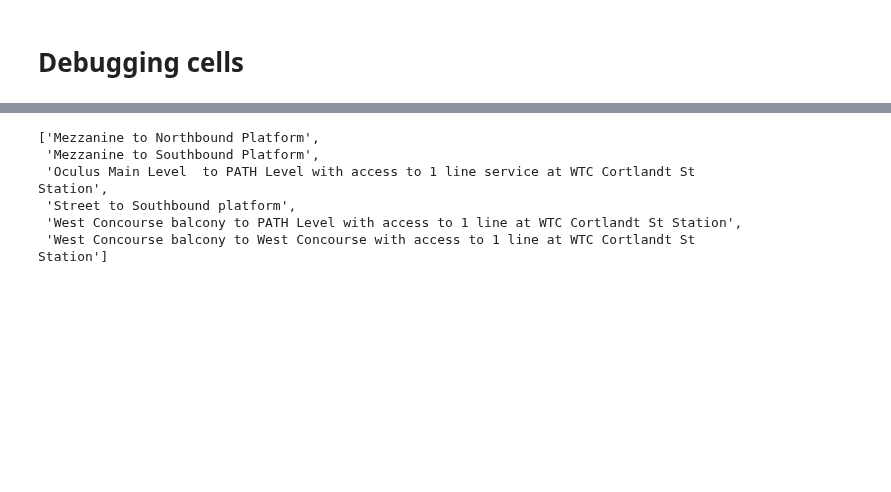
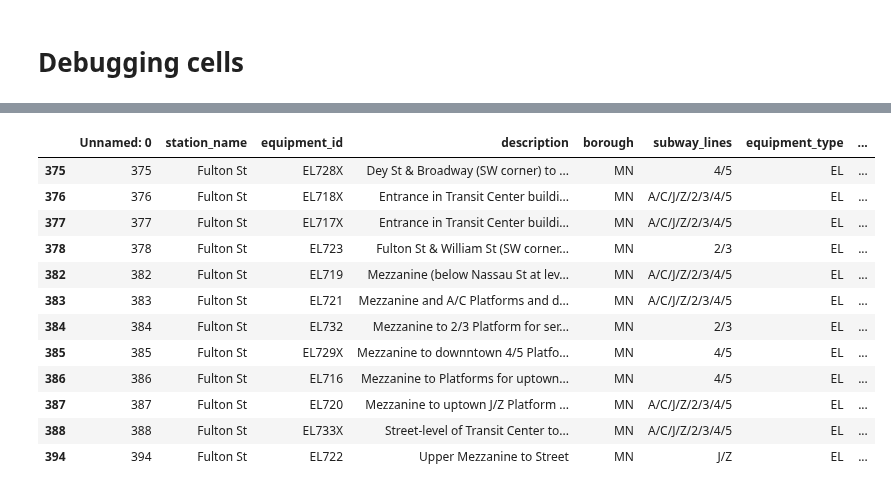
Before and after one commit to tsdataclinic/mta, a Jupyter notebook: notebooks/network/station-graph-maker.ipynb, the cells around one changed output, grey strips where cells are left out. Cells and saved outputs as stored; diff of their text form; code cells hidden in the pictures; blank space fills up the shorter version.

```diff
--- a/notebooks/network/station-graph-maker.ipynb
+++ b/notebooks/network/station-graph-maker.ipynb
@@ -219,12 +217,19 @@ elevators[(elevators['from'] == 'Unknown') | (elevators['to'] == 'Unknown')]
 # %%
 raw_elevators = pd.read_csv(DATA_DIR+'data/interim/crosswalks/EE_master_list.csv')
-raw_elevators = raw_elevators[ (raw_elevators.equipment_type == 'EL') ] # & (raw_elevators.ada_compliant == 'Y')
-list(raw_elevators[raw_elevators['station_name'] == 'WTC Cortlandt St'].description)
+raw_elevators = raw_elevators[ (raw_elevators.equipment_type == 'EL') ]
+raw_elevators[raw_elevators['station_name'] == 'Fulton St']
 # %% [output]
-['Mezzanine to Northbound Platform',
- 'Mezzanine to Southbound Platform',
- 'Oculus Main Level  to PATH Level with access to 1 line service at WTC Cortlandt St Station',
- 'Street to Southbound platform',
- 'West Concourse balcony to PATH Level with access to 1 line at WTC Cortlandt St Station',
- 'West Concourse balcony to West Concourse with access to 1 line at WTC Cortlandt St Station']
+|  | Unnamed: 0 | station_name | equipment_id | description | borough | subway_lines | equipment_type | ... |
+| 375 | 375 | Fulton St | EL728X | Dey St & Broadway (SW corner) to ... | MN | 4/5 | EL | ... |
+| 376 | 376 | Fulton St | EL718X | Entrance in Transit Center buildi... | MN | A/C/J/Z/2/3/4/5 | EL | ... |
+| 377 | 377 | Fulton St | EL717X | Entrance in Transit Center buildi... | MN | A/C/J/Z/2/3/4/5 | EL | ... |
+| 378 | 378 | Fulton St | EL723 | Fulton St & William St (SW corner... | MN | 2/3 | EL | ... |
+| 382 | 382 | Fulton St | EL719 | Mezzanine (below Nassau St at lev... | MN | A/C/J/Z/2/3/4/5 | EL | ... |
+| 383 | 383 | Fulton St | EL721 | Mezzanine and A/C Platforms and d... | MN | A/C/J/Z/2/3/4/5 | EL | ... |
+| 384 | 384 | Fulton St | EL732 | Mezzanine to 2/3 Platform for ser... | MN | 2/3 | EL | ... |
+| 385 | 385 | Fulton St | EL729X | Mezzanine to downntown 4/5 Platfo... | MN | 4/5 | EL | ... |
+| 386 | 386 | Fulton St | EL716 | Mezzanine to Platforms for uptown... | MN | 4/5 | EL | ... |
+| 387 | 387 | Fulton St | EL720 | Mezzanine to uptown J/Z Platform ... | MN | A/C/J/Z/2/3/4/5 | EL | ... |
+| 388 | 388 | Fulton St | EL733X | Street-level of Transit Center to... | MN | A/C/J/Z/2/3/4/5 | EL | ... |
+| 394 | 394 | Fulton St | EL722 | Upper Mezzanine to Street | MN | J/Z | EL | ... |
 # %%
```
Also changed, not shown: parts of 7 cells of this notebook, 3 other files.
